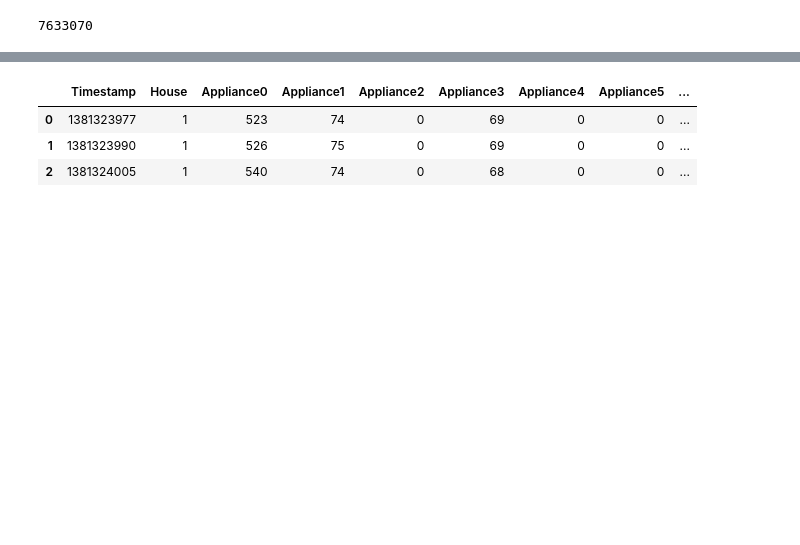
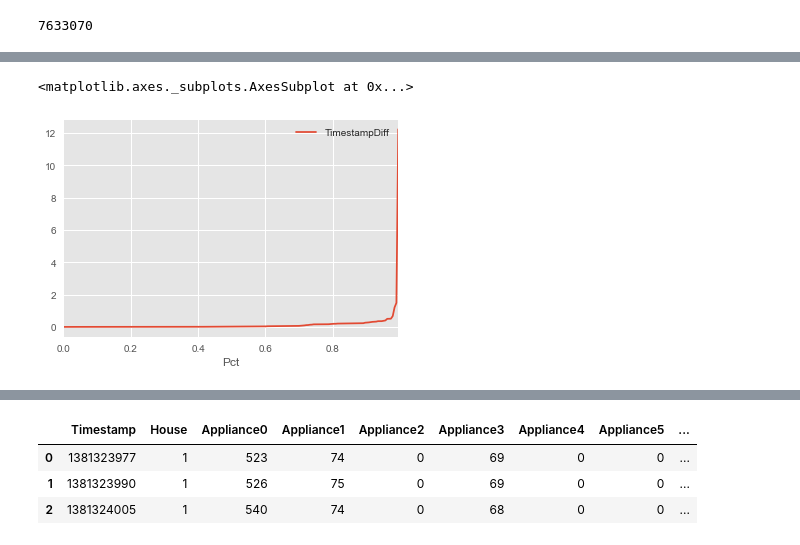
Before and after one commit to sipolac/thesis, a Jupyter notebook: py/Untitled.ipynb, the cells around one changed output, grey strips where cells are left out. Saved outputs shown, nothing was run; the diff lists cells and outputs as text; code cells hidden in the pictures; blank space fills up the shorter version.

```diff
--- a/py/Untitled.ipynb
+++ b/py/Untitled.ipynb
@@ -192,0 +337,7 @@ array([  0,  15,  30,  45,  60,  75,  90, 105, 120, 135, 150, 165, 180,
+# %%
+tmp = pd.DataFrame({'TimestampDiff': sorted(agg[('TimestampDiff', 'max')].dropna()/60/60)})
+tmp['Pct'] = [i/tmp.shape[0] for i in range(tmp.shape[0])]
+tmp.set_index('Pct').plot()
+# %% [output]
+<matplotlib.axes._subplots.AxesSubplot at 0x...>
+[figure, added]
```
Also changed, not shown: parts of 23 cells of this notebook, 1 other file.
